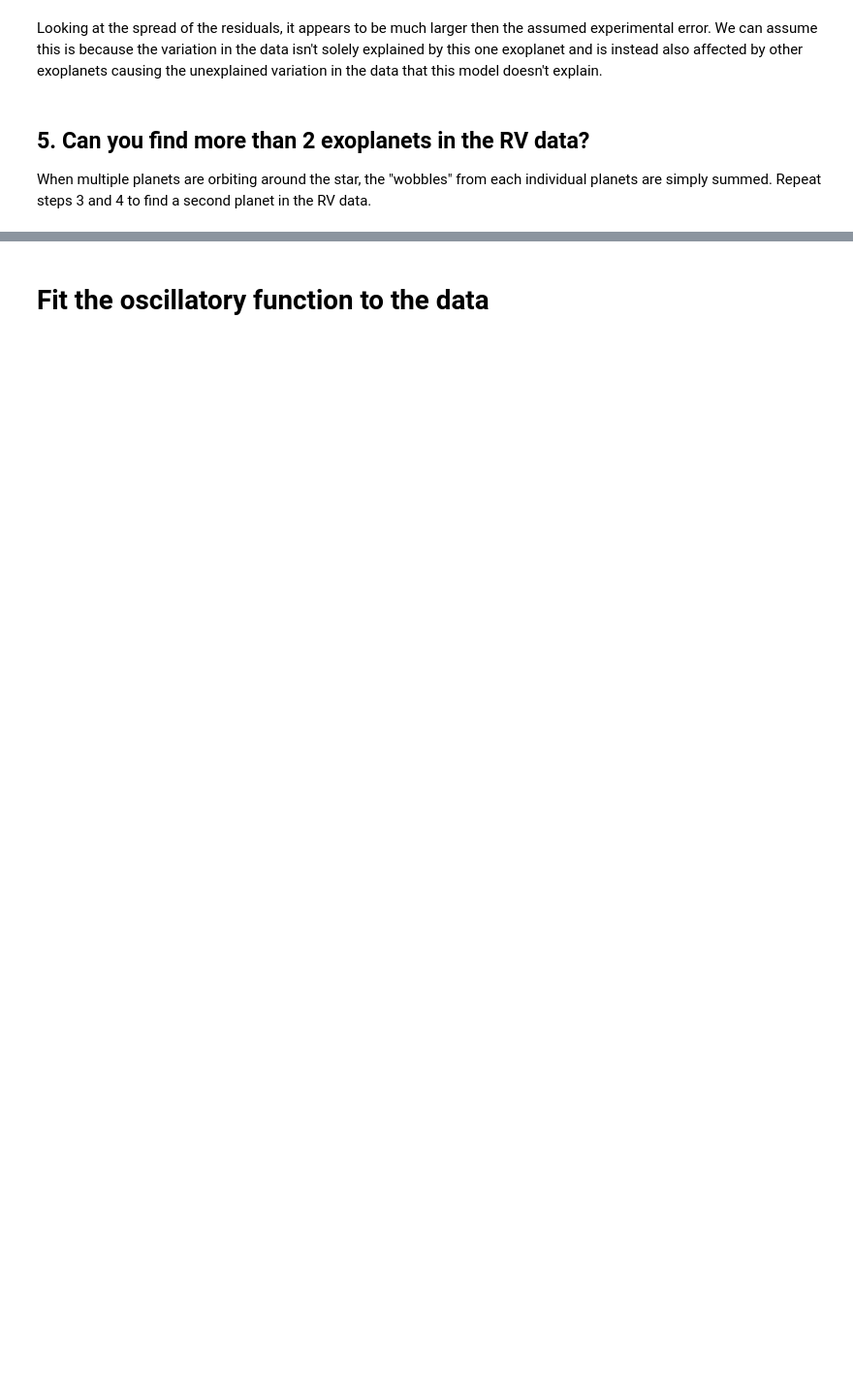
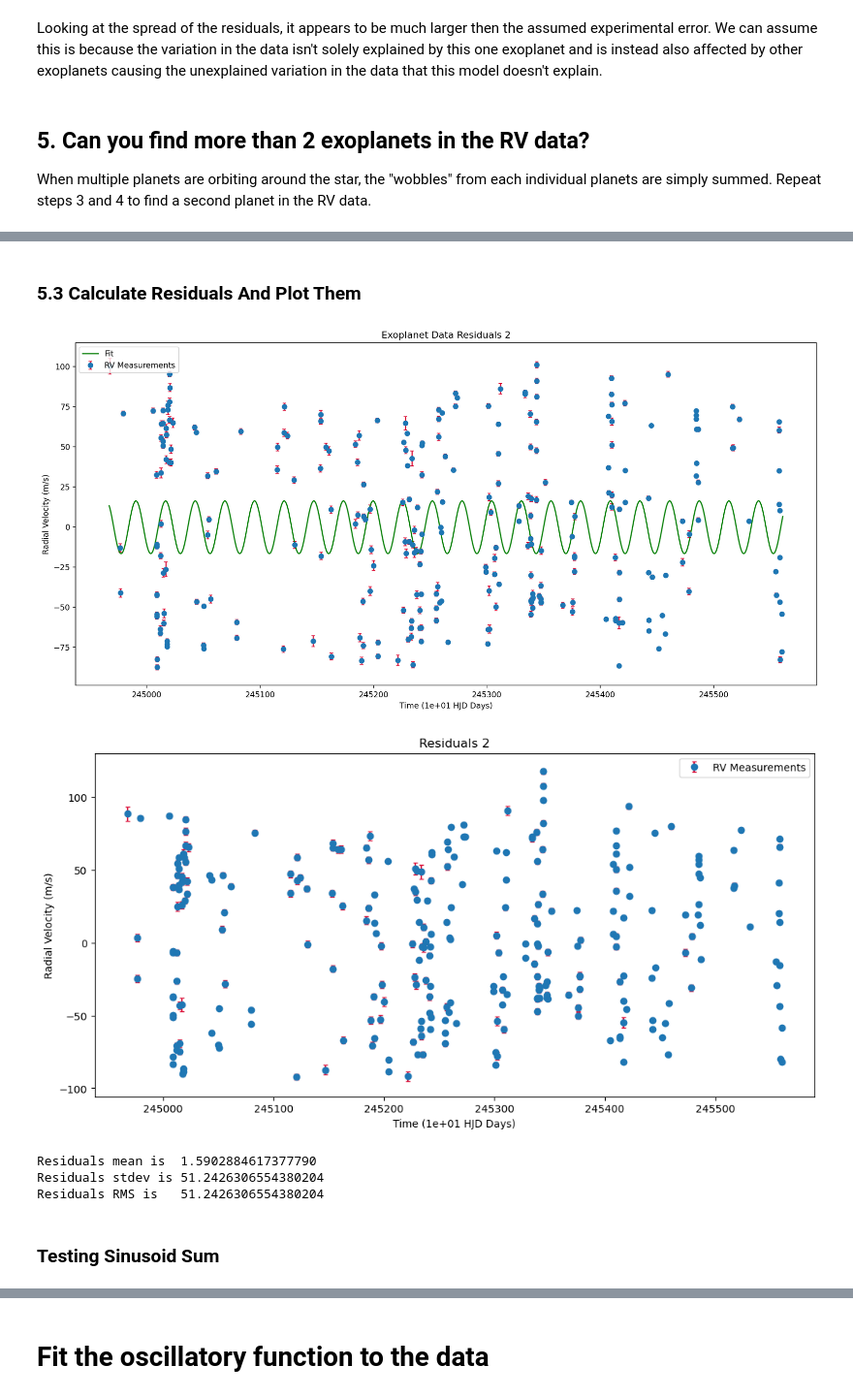
Before and after one commit to djlouie/ASTR-19-Group-Project, a Jupyter notebook: astr19-group-project.ipynb, the cells around one changed output, grey strips where cells are left out. Shown at 97% size. Saved outputs shown, nothing was run; the diff lists cells and outputs as text; code cells hidden in the pictures; blank space fills up the shorter version.

```diff
--- a/astr19-group-project.ipynb
+++ b/astr19-group-project.ipynb
@@ -197,0 +287,34 @@ When multiple planets are orbiting around the star, the "wobbles" from each indi
+# %% [markdown]
+### 5.3 Calculate Residuals And Plot Them
+# %%
+# calculate residual2
+y_pred = f_curve(scaled_hjd, *params2)
+residuals2 = residuals1 - y_pred
+
+plt.figure(figsize=(12.5, 6))
+
+# plot residual2
+plt.errorbar(x=scaled_hjd, y=residuals2, yerr=uncertainty, fmt="o", ecolor='crimson', capsize=2, label="RV Measurements")
+
+plt.xlabel(f"Time ({scalar:.0e} HJD Days)")
+plt.ylabel("Radial Velocity (m/s)")
+plt.title("Residuals 2")
+plt.legend()
+plt.show()
+# %% [output]
+[figure, added]
+[figure, added]
+# %%
+residuals_mean = np.mean(residuals2)
+residuals_std = np.std(residuals2)
+residuals_rms = np.sqrt(np.mean(residuals2**2))
+
+print(f"Residuals mean is  {residuals_mean:.16f}")
+print(f"Residuals stdev is {residuals_std:.16f}")
+print(f"Residuals RMS is   {residuals_std:.16f}")
+# %% [output]
+Residuals mean is  1.5902884617377790
+Residuals stdev is 51.2426306554380204
+Residuals RMS is   51.2426306554380204
+# %% [markdown]
+### Testing Sinusoid Sum
```
Also changed, not shown: parts of 25 cells of this notebook, 3 other files.
